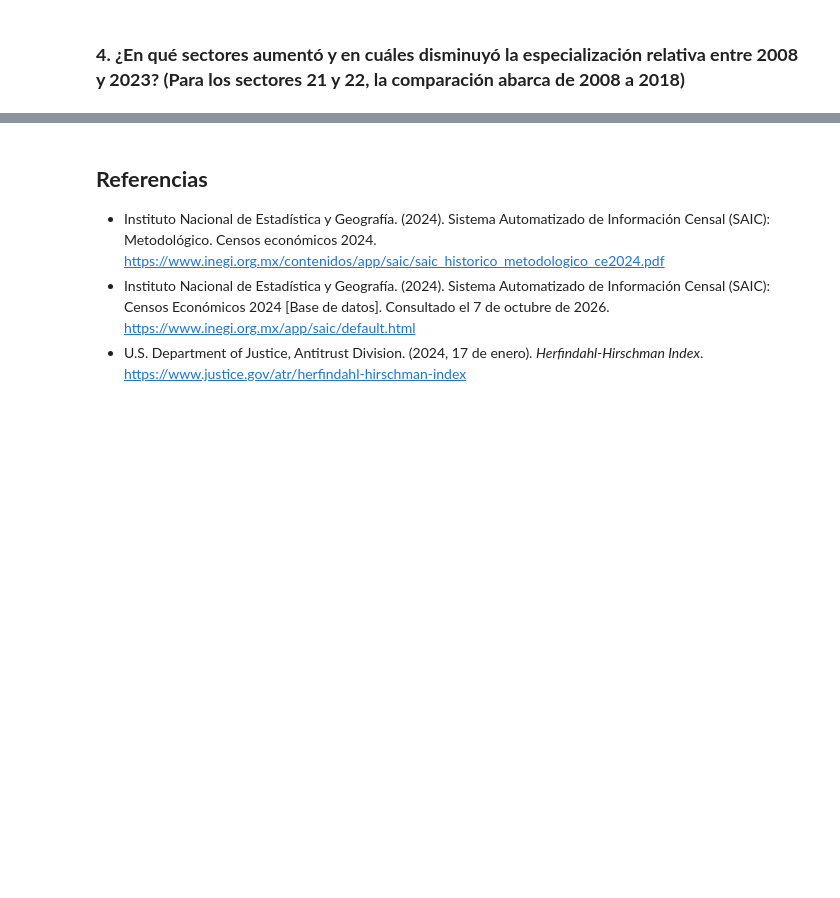
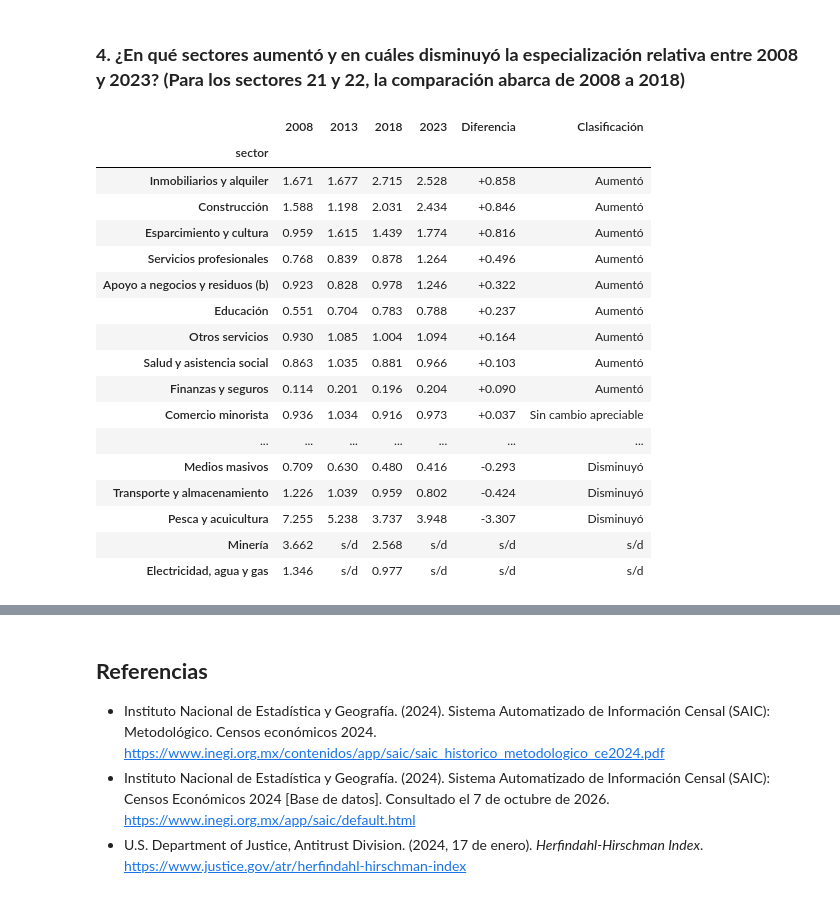
Before and after one commit to Jose-Castanedas/coeficiente_localizacion, a Jupyter notebook: notebook/coeficiente_localizacion_bcs.ipynb, the cells around one changed output, grey strips where cells are left out. Drawn from its saved outputs; the diff is of its cells as text; code cells hidden in the pictures; blank space fills up the shorter version.

Commit message:
feat: agrega código para tablas de la pregunta 4

```diff
--- a/notebook/coeficiente_localizacion_bcs.ipynb
+++ b/notebook/coeficiente_localizacion_bcs.ipynb
@@ -656,3 +656,70 @@ El aumento de 2018 a 2023 y la magnitud del cambio total dependen del sector 56.
 El HHI mide concentración, no especialización: al no comparar con el país, no indica si el patrón es propio de Baja California Sur. Además, el aumento entre años es ligero, depende del tratamiento del sector 56 y los sectores SCIAN de dos dígitos ocultan la concentración dentro de cada sector.
 # %% [markdown]
 ### **4. ¿En qué sectores aumentó y en cuáles disminuyó la especialización relativa entre 2008 y 2023? (Para los sectores 21 y 22, la comparación abarca de 2008 a 2018)**
+# %%
+# Cambio en el LQ por sector, 2008 a 2023
+
+# 1. Tolerancia: banda de ±0.05 dentro de la cual el cambio no se considera apreciable
+
+tolerancia = 0.05
+
+# 2. LQ sin redondear de los cuatro años (la tabla lq de la pregunta 1 está redondeada)
+
+lq_exacto = pd.DataFrame({año: resultados[año]['LQ'] for año in lista_años})
+
+# 3. Diferencia entre 2023 y 2008 (NaN para minería y electricidad)
+
+lq_exacto['diferencia'] = lq_exacto[2023] - lq_exacto[2008]
+
+# 4. Clasificar según la tolerancia
+
+def clasificar(diferencia, tolerancia):
+    if pd.isna(diferencia):
+        return 's/d'
+    if diferencia > tolerancia:
+        return 'Aumentó'
+    if diferencia < -tolerancia:
+        return 'Disminuyó'
+    return 'Sin cambio apreciable'
+
+lq_exacto['clasificacion'] = lq_exacto['diferencia'].apply(clasificar, tolerancia=tolerancia)
+
+# 5. Ordenar de mayor a menor diferencia (los NaN quedan al final)
+
+lq_exacto = lq_exacto.sort_values('diferencia', ascending=False, kind='stable')
+
+# 6. Dar formato: LQ con tres decimales, diferencia con signo y "s/d" si falta el dato
+
+tabla_cambio = lq_exacto[lista_años].apply(lambda col: col.map(lambda x: 's/d' if pd.isna(x) else f'{x:.3f}'))
+tabla_cambio['Diferencia'] = lq_exacto['diferencia'].map(lambda x: 's/d' if pd.isna(x) else f'{x:+.3f}')
+tabla_cambio['Clasificación'] = lq_exacto['clasificacion']
+
+# 7. Marcar los sectores 55 y 56 con una nota
+
+tabla_cambio = tabla_cambio.rename(index={
+    'Corporativos': 'Corporativos (a)',
+    'Apoyo a negocios y residuos': 'Apoyo a negocios y residuos (b)'
+})
+
+# 8. Mostrar tabla
+
+tabla_cambio
+# %% [output]
+|  | 2008 | 2013 | 2018 | 2023 | Diferencia | Clasificación |
+| sector |  |  |  |  |  |  |
+| Inmobiliarios y alquiler | 1.671 | 1.677 | 2.715 | 2.528 | +0.858 | Aumentó |
+| Construcción | 1.588 | 1.198 | 2.031 | 2.434 | +0.846 | Aumentó |
+| Esparcimiento y cultura | 0.959 | 1.615 | 1.439 | 1.774 | +0.816 | Aumentó |
+| Servicios profesionales | 0.768 | 0.839 | 0.878 | 1.264 | +0.496 | Aumentó |
+| Apoyo a negocios y residuos (b) | 0.923 | 0.828 | 0.978 | 1.246 | +0.322 | Aumentó |
+| Educación | 0.551 | 0.704 | 0.783 | 0.788 | +0.237 | Aumentó |
+| Otros servicios | 0.930 | 1.085 | 1.004 | 1.094 | +0.164 | Aumentó |
+| Salud y asistencia social | 0.863 | 1.035 | 0.881 | 0.966 | +0.103 | Aumentó |
+| Finanzas y seguros | 0.114 | 0.201 | 0.196 | 0.204 | +0.090 | Aumentó |
+| Comercio minorista | 0.936 | 1.034 | 0.916 | 0.973 | +0.037 | Sin cambio apreciable |
+| ... | ... | ... | ... | ... | ... | ... |
+| Medios masivos | 0.709 | 0.630 | 0.480 | 0.416 | -0.293 | Disminuyó |
+| Transporte y almacenamiento | 1.226 | 1.039 | 0.959 | 0.802 | -0.424 | Disminuyó |
+| Pesca y acuicultura | 7.255 | 5.238 | 3.737 | 3.948 | -3.307 | Disminuyó |
+| Minería | 3.662 | s/d | 2.568 | s/d | s/d | s/d |
+| Electricidad, agua y gas | 1.346 | s/d | 0.977 | s/d | s/d | s/d |
```
Also changed, not shown: parts of 1 cell of this notebook.
